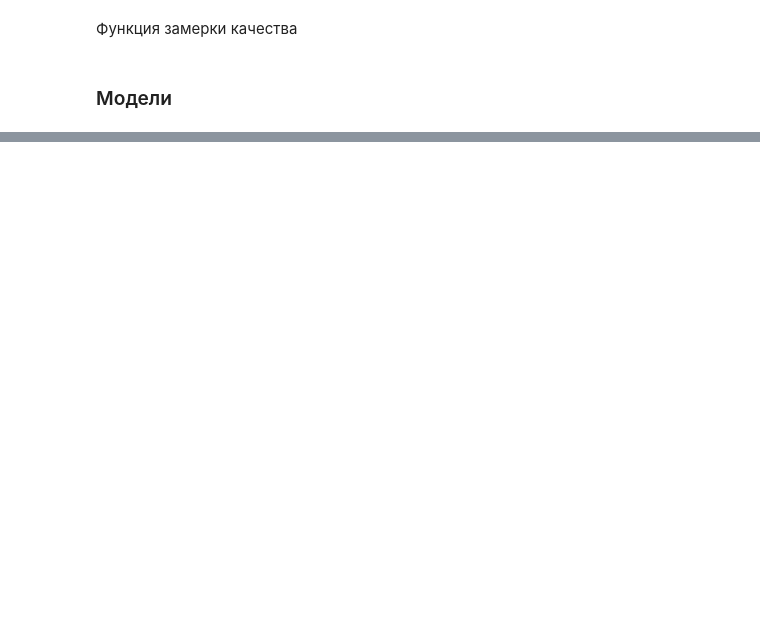
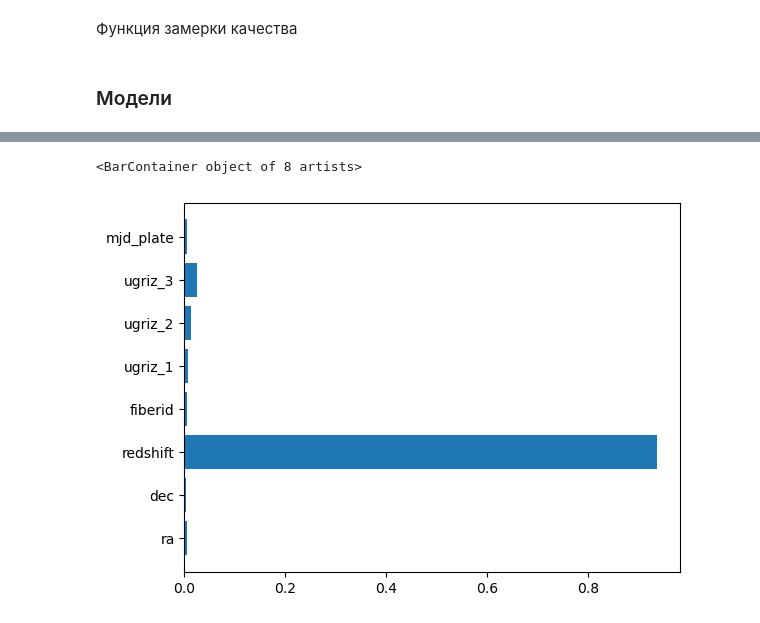
Before and after one commit to shustrov38/neimark_ml_course, a Jupyter notebook: hw1/src/main.ipynb, the cells around one changed output, grey strips where cells are left out. Drawn from its saved outputs; the diff is of its cells as text; code cells hidden in the pictures; blank space fills up the shorter version.

```diff
--- a/hw1/src/main.ipynb
+++ b/hw1/src/main.ipynb
@@ -457,6 +472,8 @@ X.describe()
 | 50% | 180.394514 | 0.404166 | 0.042591 | 351.000000 | 6.048314e-02 | -3.327989e-02 | -6.390920e-04 | -1.433363e+03 |
 | 75% | 201.547279 | 35.649397 | 0.092579 | 510.000000 | 1.417466e+00 | 4.500008e-01 | 8.986401e-02 | 1.801515e+03 |
 | max | 260.884382 | 68.542265 | 5.353854 | 1000.000000 | 1.143611e+01 | 7.225887e+00 | 2.138851e+00 | 8.239370e+03 |
+# %%
+feature_names = list(X.columns)
 # %% [markdown]
 Данные содержат как очень мальенькие значения, так и очень большие, в этом случае рекоммендуется использовать масштабирование данных.
 
@@ -478,3 +491,14 @@ ACC_table = pd.DataFrame(columns=('train, %', 'test, %'))
+# %%
+metric_table_train = pd.DataFrame(columns=(
+    'RMSE',
+    'Accuracy',
+    'Precision',
+    'Recall',
+    'F1',
+    'Runtime, s',
+))
+
+metric_table_test = metric_table_train.copy()
 # %% [markdown]
 Функция замерки качества
 # %%
@@ -488,19 +512,22 @@ def fit_predict_score(model, model_name: str):
     prediction_end = time.perf_counter()
     train_preds = model.predict(X_train)
 
-    time_table.loc[model_name, :] = (
+    metric_table_train.loc[model_name, :] = (
+        mean_squared_error(y_train, train_preds, squared=True),
+        accuracy_score(y_train, train_preds),
+        precision_score(y_train, train_preds, average="micro"),
+        recall_score(y_train, train_preds, average="micro"),
+        f1_score(y_train, train_preds, average="micro"),
         training_end - training_start,
-        prediction_end - prediction_start
     )
 
-    RMSE_table.loc[model_name, :] = (
-        mean_squared_error(y_train, train_preds, squared=True),
-        mean_squared_error(y_test, test_preds, squared=True)
+    metric_table_test.loc[model_name, :] = (
+        mean_squared_error(y_test, test_preds, squared=True),
+        accuracy_score(y_test, test_preds),
+        precision_score(y_test, test_preds, average="micro"),
+        recall_score(y_test, test_preds, average="micro"),
+        f1_score(y_test, test_preds, average="micro"),
+        prediction_end - prediction_start,
     )
-
-    ACC_table.loc[model_name, :] = (
-        accuracy_score(y_train, train_preds),
-        accuracy_score(y_test, test_preds)
-    )
 # %% [markdown]
 ### Модели
@@ -542,0 +546,8 @@ time_table
+# %%
+model = XGBClassifier(n_estimators=100, use_label_encoder=False, eval_metric='mlogloss')
+fit_predict_score(model, 'XGBClassifier')
+# %%
+plt.barh(feature_names, model.feature_importances_)
+# %% [output]
+<BarContainer object of 8 artists>
+[figure, added]
```
Also changed, not shown: parts of 65 cells of this notebook.
